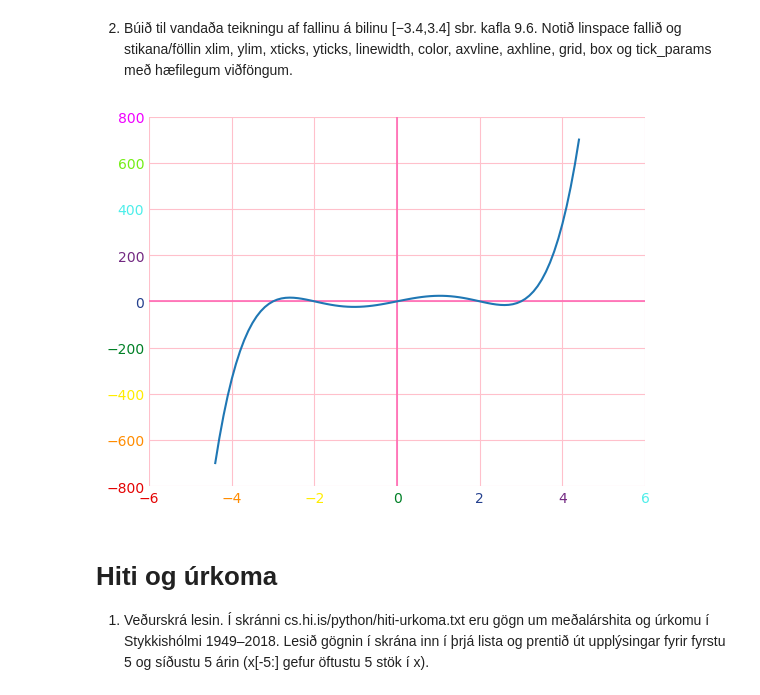
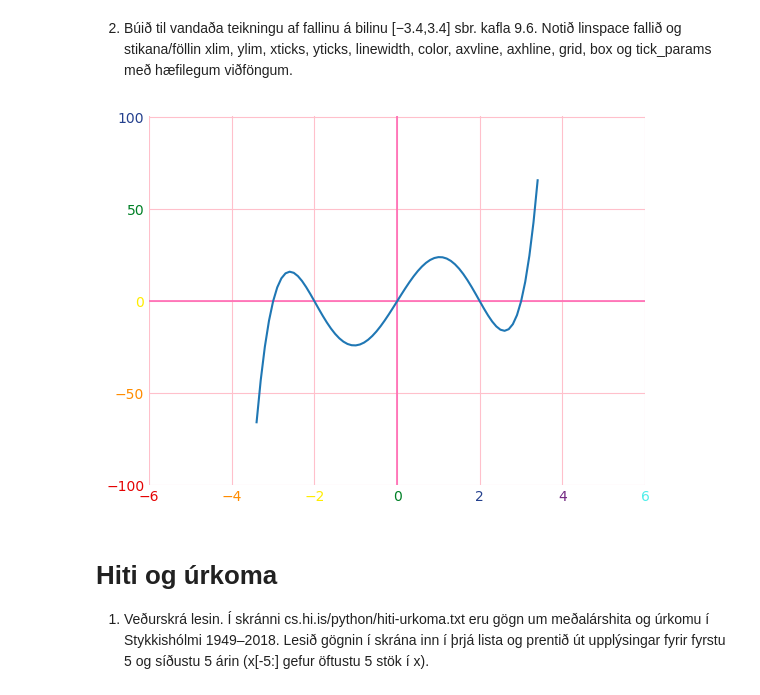
Before and after one commit to Mdan12/University-Assignments, a Jupyter notebook: Semester-2/Mathematics-and-Scientific-Computing/S-Assignments/S5.ipynb, the cells around one changed output. Cells and saved outputs as stored; diff of their text form; code cells hidden in the pictures.

Commit message:
fixing graph

```diff
--- a/Semester-2/Mathematics-and-Scientific-Computing/S-Assignments/S5.ipynb
+++ b/Semester-2/Mathematics-and-Scientific-Computing/S-Assignments/S5.ipynb
@@ -15,32 +15,32 @@ print(fallateikning(1))
 # %%
 # Búið til vandaða teikningu af fallinu á bilinu [−3.4,3.4] sbr. kafla 9.6.
 # Notið linspace fallið og stikana/föllin xlim, ylim, xticks, yticks, linewidth, color, axvline, axhline, grid,
 # box og tick_params með hæfilegum viðföngum.
 
 import matplotlib.pyplot as plt
 from math import sqrt
 import numpy as np
 my_colors = ['#E40303', '#FF8C00', '#FFED00', '#008026', '#24408E', '#732982','#4deeea', '#74ee15','#f000ff']
 plt.xlim([-4.4, 4.4])
-plt.ylim([-400, 401])
+plt.ylim([-100, 101])
 plt.xticks(np.arange(-6,7,2))
-plt.yticks(np.arange(-800,801,200))
+plt.yticks(np.arange(-100,101,50))
 plt.plot(lw=4, c='b', )
 plt.axvline(c='#FF69B4', lw=1.2)
 plt.axhline(c='#FF69B4', lw=1.2)
 plt.grid(True, c='#FFC0CB')
 for ticklabel, tickcolor in zip(plt.gca().get_xticklabels(), my_colors):
     ticklabel.set_color(tickcolor)
 for ticklabel, tickcolor in zip(plt.gca().get_yticklabels(), my_colors):
     ticklabel.set_color(tickcolor)
 plt.box(False)
-x=np.arange(-4.4,4.5,0.1)
+x=np.arange(-3.4,3.5,0.1)
 y=[fallateikning(xi) for xi in x]
 plt.tick_params(length=0)
 plt.plot(x,y)
 plt.show()
 # %% [output]
-[figure, old version]
+[figure, new version]
 # %% [markdown]
 # Hiti og úrkoma
 1. Veðurskrá lesin. Í skránni cs.hi.is/python/hiti-urkoma.txt eru gögn um meðalárshita og úrkomu í Stykkishólmi 1949–2018. Lesið gögnin í skrána inn í þrjá lista og prentið út upplýsingar fyrir fyrstu 5 og síðustu 5 árin (x[-5:] gefur öftustu 5 stök í x).
```
Also changed, not shown: 2 other files.
